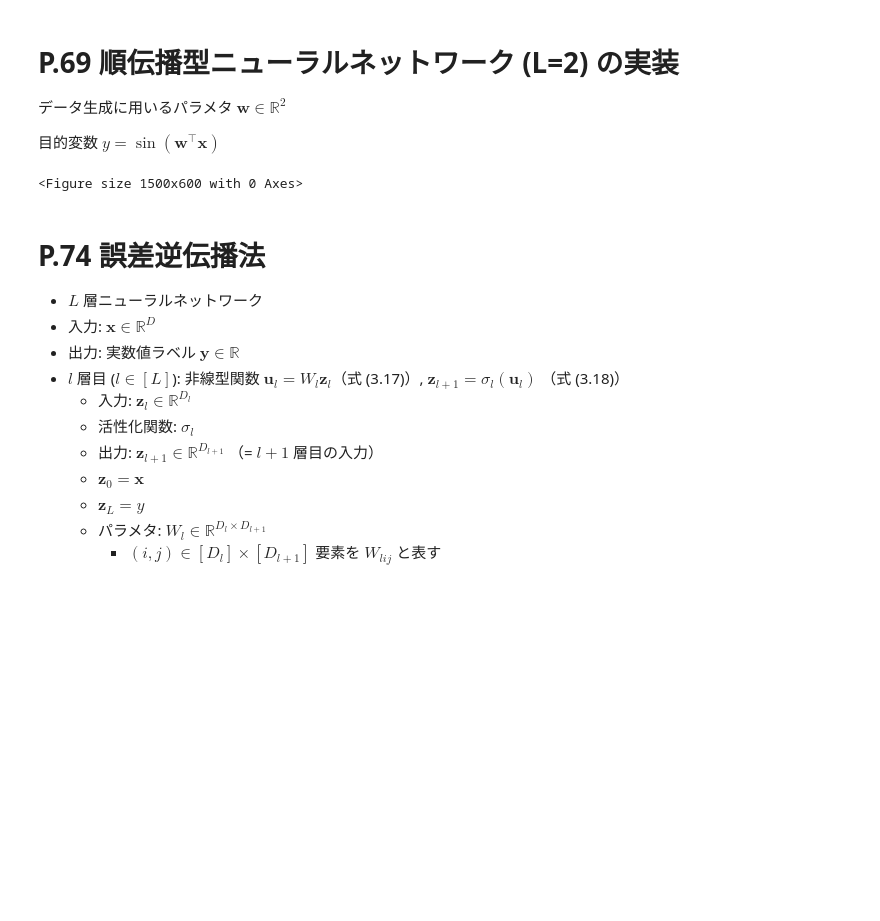
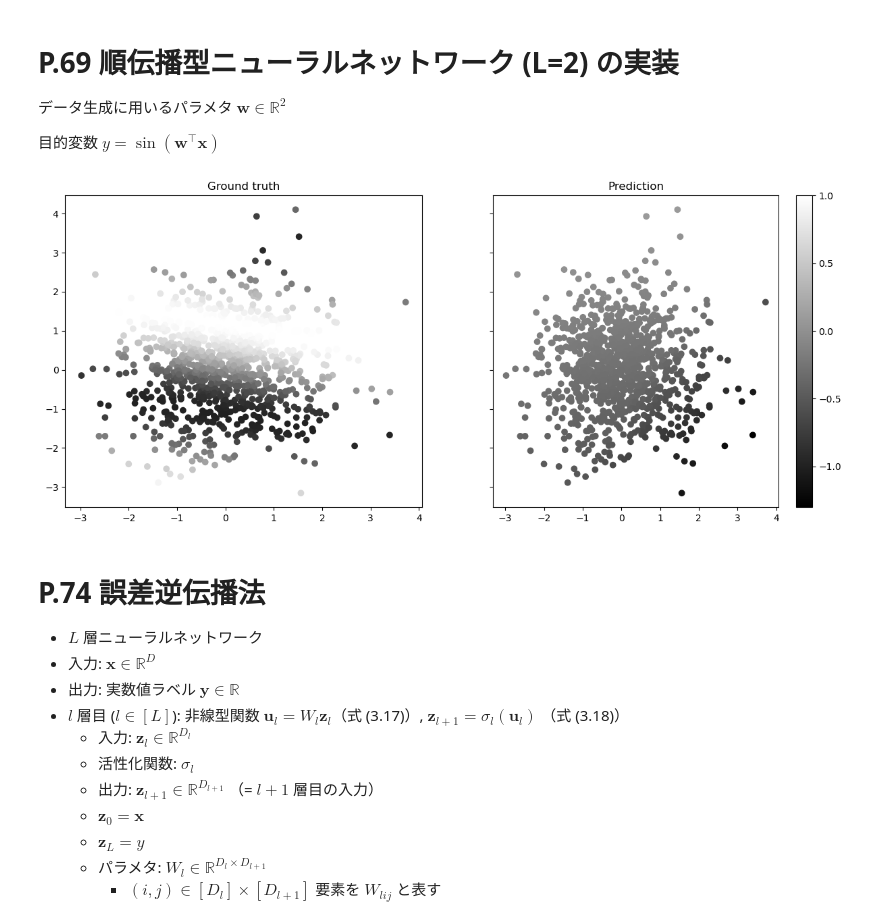
Before and after one commit to 136s/ml4chem, a Jupyter notebook: notebook/3.ipynb, the cells around one changed output. Drawn from its saved outputs; the diff is of its cells as text; code cells hidden in the pictures; blank space fills up the shorter version.

```diff
--- a/notebook/3.ipynb
+++ b/notebook/3.ipynb
@@ -133,35 +133,35 @@ class FeedforwardNeuralNetwork(nn.Module):
 torch.manual_seed(0)
 in_dim = 2
 sample_size = 1000
 X = torch.randn((sample_size, in_dim))  # (1000, 2)
 # データ生成に用いるパラメタを標準正規分布に従って生成
 w = torch.randn(in_dim)  # (2,)
 # 目的変数を生成
 y = torch.sin(X @ w).reshape(-1, 1)  # (1000, 1)
 
 # FFN モデルのインスタンスを生成（入力次元 2、中間層次元 2、出力次元 1）
 model = FeedforwardNeuralNetwork(in_dim=in_dim, hidden_dim=2)
 
 # 説明変数 X の予測値を得る
 y_pred: torch.Tensor = model.forward(X)  # (1000, 1)
 
 # ランダムな生成データと予測値の比較散布図をプロット
 vmin = min(y.min(), y_pred.min())
 vmax = max(y.max(), y_pred.max())
 fig, (ax1, ax2) = plt.subplots(1, 2, sharey=True, figsize=(15, 6))
 im = ax1.scatter(X[:, 0], X[:, 1], c=y, cmap="gray", vmin=vmin, vmax=vmax)
 ax1.set_title("Ground truth")
 im = ax2.scatter(
     X[:, 0], X[:, 1], c=y_pred.detach().numpy(), cmap="gray", vmin=vmin, vmax=vmax
 )
 ax2.set_title("Prediction")
 fig.colorbar(im, ax=ax2)
 plt.savefig("fnn.pdf")
-plt.clf()
+# plt.clf()
 
 # 散布図の各点はデータセットの各事例 (1000) に対応し、濃さが目的変数の値の大きさに対応する
 # %% [output]
-<Figure size 1500x600 with 0 Axes>
+[figure, added]
 # %% [markdown]
 # P.74 誤差逆伝播法
 
```
Also changed, not shown: parts of 6 cells of this notebook, 10 other files.
